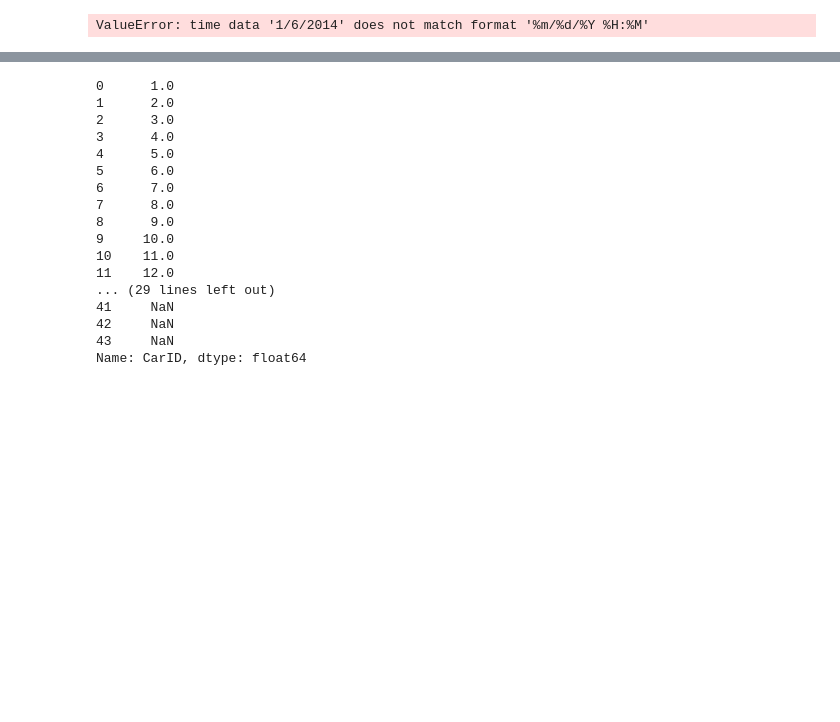
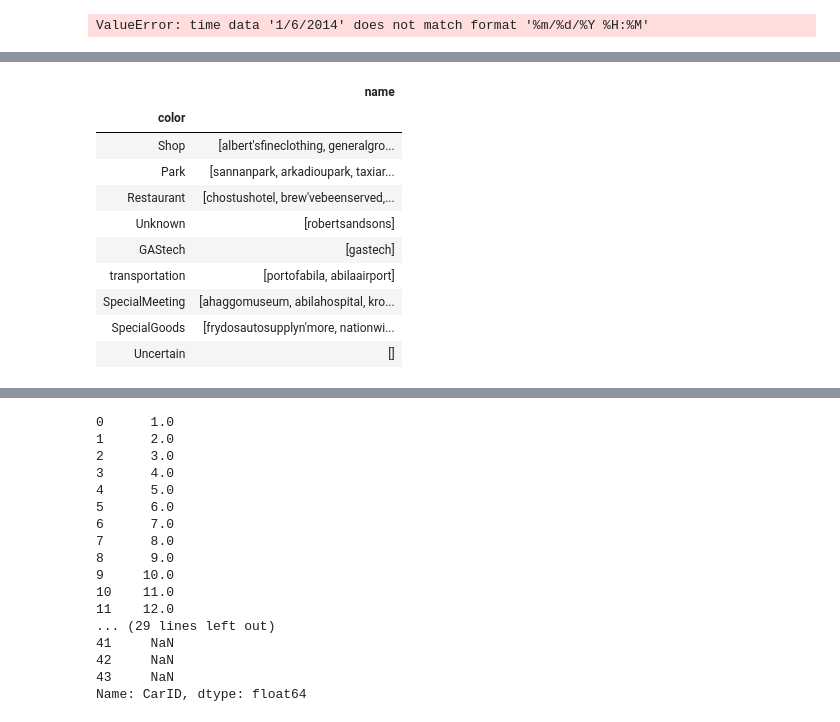
Before and after one commit to Checco9811/vast2014, a Jupyter notebook: preprocessing.ipynb, the cells around one changed output, grey strips where cells are left out. Saved outputs shown, nothing was run; the diff lists cells and outputs as text; code cells hidden in the pictures; blank space fills up the shorter version.

```diff
--- a/preprocessing.ipynb
+++ b/preprocessing.ipynb
@@ -204,0 +408,10 @@ df.head()
+# %%
+locations_.replace(to_replace="#377eb8", value="Shop", inplace=True)
+locations_.replace('#999999', 'Unknown', inplace=True)
+locations_.replace('#e41a1c', 'transportation', inplace=True)
+locations_.replace('#a65628', 'GAStech', inplace=True)
+locations_.replace('#ffff33', 'Uncertain', inplace=True)
+locations_.replace('#ff7f00', 'SpecialGoods', inplace=True)
+locations_.replace('#4daf4a', 'Park', inplace=True)
+locations_.replace('#984ea3', 'Restaurant', inplace=True)
+locations_.replace('#f781bf', 'SpecialMeeting', inplace=True)
@@ -204,0 +420,14 @@ df.head()
+# %%
+locations_
+# %% [output]
+|  | name |
+| color |  |
+| Shop | [albert'sfineclothing, generalgro... |
+| Park | [sannanpark, arkadioupark, taxiar... |
+| Restaurant | [chostushotel, brew'vebeenserved,... |
+| Unknown | [robertsandsons] |
+| GAStech | [gastech] |
+| transportation | [portofabila, abilaairport] |
+| SpecialMeeting | [ahaggomuseum, abilahospital, kro... |
+| SpecialGoods | [frydosautosupplyn'more, nationwi... |
+| Uncertain | [] |
```
Also changed, not shown: parts of 11 cells of this notebook, 3 other files.
